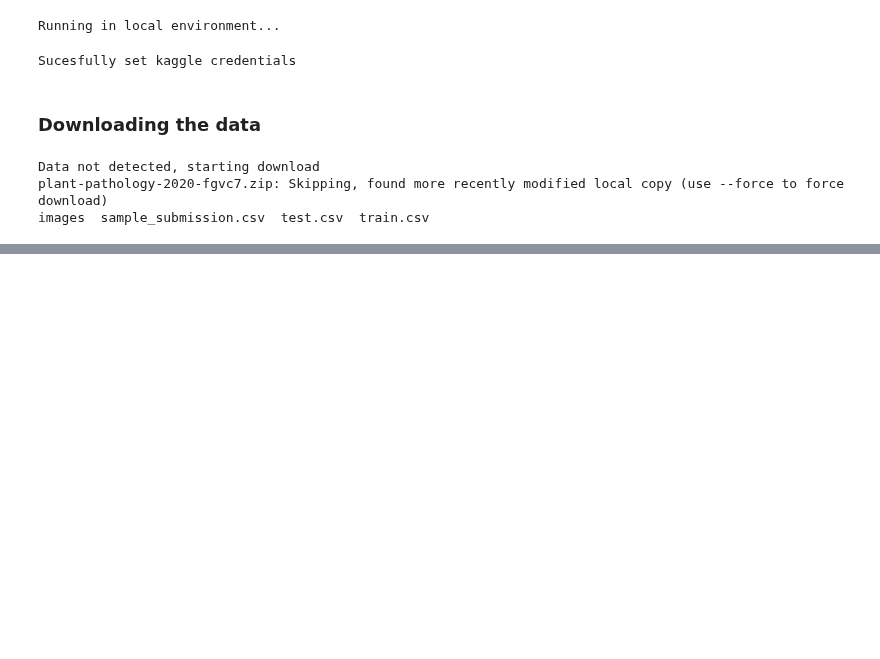
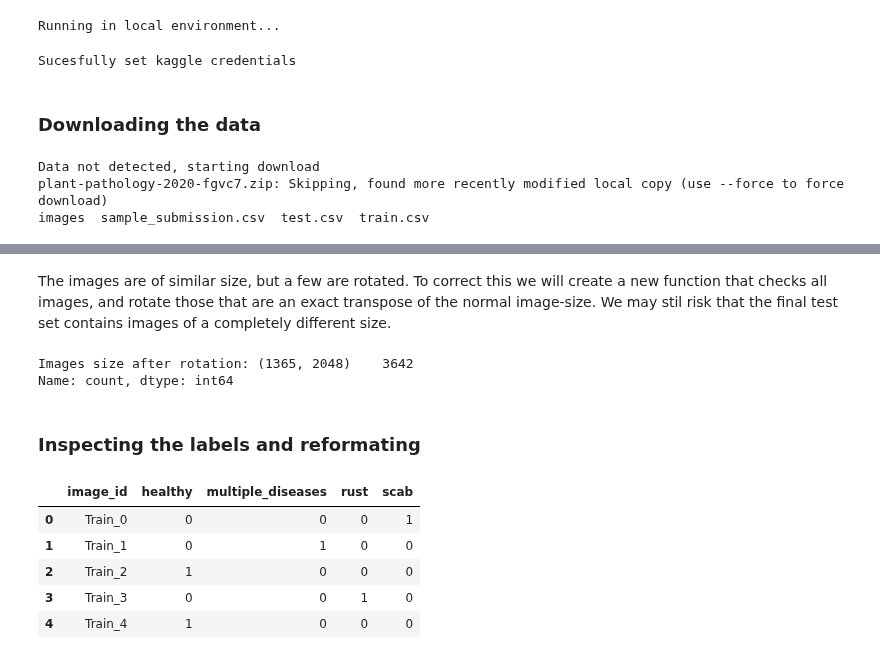
Before and after one commit to jalkestrup/fastai_course, a Jupyter notebook: 10_final_project/apple_disease.ipynb, the cells around one changed output, grey strips where cells are left out. Cells and saved outputs as stored; diff of their text form; code cells hidden in the pictures; blank space fills up the shorter version.

```diff
--- a/10_final_project/apple_disease.ipynb
+++ b/10_final_project/apple_disease.ipynb
@@ -137,0 +175,41 @@ Shape according to torch, tensor: torch.Size([1365, 2048, 3])
+# %% [markdown]
+The images are of similar size, but a few are rotated. To correct this we will create a new function that checks all images, and rotate those that are an exact transpose of the normal image-size. We may stil risk that the final test set contains images of a completely different size.
+# %%
+#Function to load images, and if they are in the wrong orientation, rotate them and overwrite
+
+#NOTE Should correct so that it doesn't flip the Test Images as well :-)
+
+def check_transpose(img):
+    img_loaded = PILImage.create(img)
+    if img_loaded.shape == (2048,1365):
+        print('Flipped image: ', img_loaded)
+        #Transpose the image 90 degrees and overwrite the original image
+        img_rotated = img_loaded.rotate(90, expand=True)
+        #img_rotated.show()
+        #Save the image
+        img_rotated.save(img)
+        return img_rotated.shape
+    else:
+        return img_loaded.shape
+
+image_sizes = parallel(check_transpose, image_files, n_workers=n_cores)
+print(f'Images size after rotation: {pd.Series(sizes).value_counts()}')
+
+#test_sizes = parallel(check_transpose, test_files, n_workers=n_cores)
+#print(f'Test images size after rotation: {pd.Series(sizes).value_counts()}')
+# %% [output]
+Images size after rotation: (1365, 2048)    3642
+Name: count, dtype: int64
+# %% [markdown]
+### Inspecting the labels and reformating
+# %%
+#Inspect the labels of the dataset by loading the csv file into a pandas dataframe
+df = pd.read_csv(f'{path}/train.csv')
+df.head()
+# %% [output]
+|  | image_id | healthy | multiple_diseases | rust | scab |
+| 0 | Train_0 | 0 | 0 | 0 | 1 |
+| 1 | Train_1 | 0 | 1 | 0 | 0 |
+| 2 | Train_2 | 1 | 0 | 0 | 0 |
+| 3 | Train_3 | 0 | 0 | 1 | 0 |
+| 4 | Train_4 | 1 | 0 | 0 | 0 |
```
Also changed, not shown: parts of 10 cells of this notebook.
